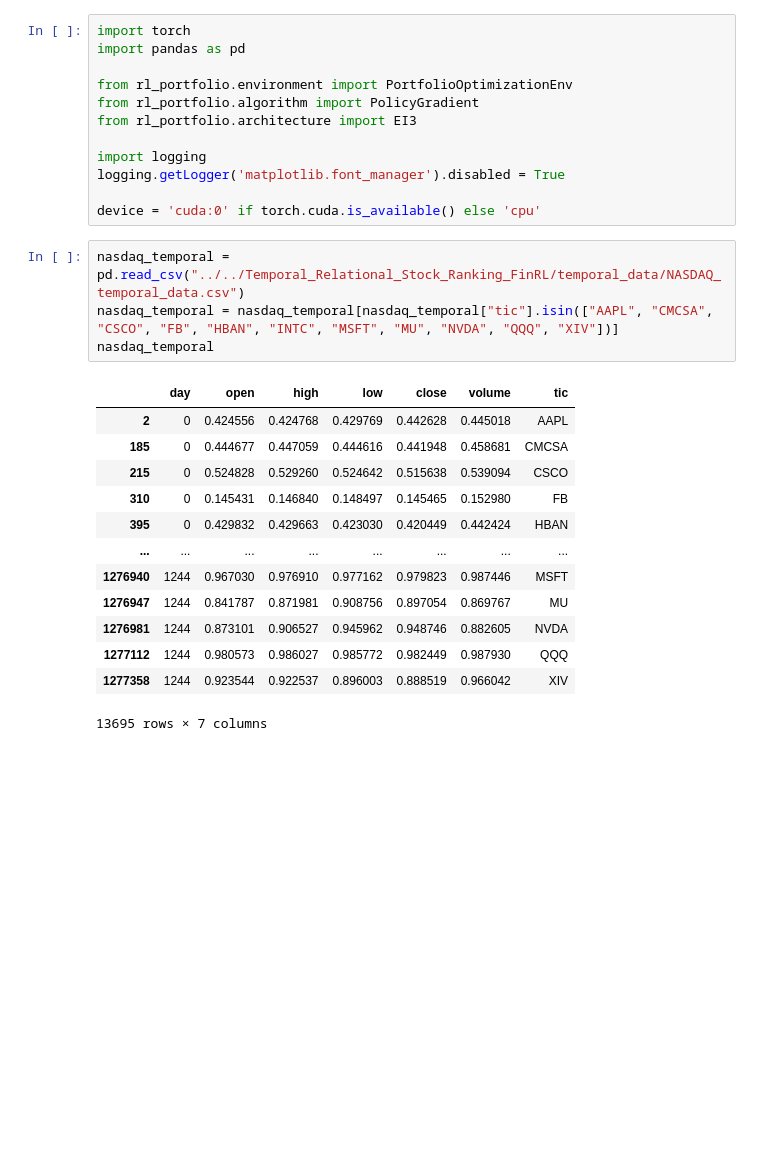
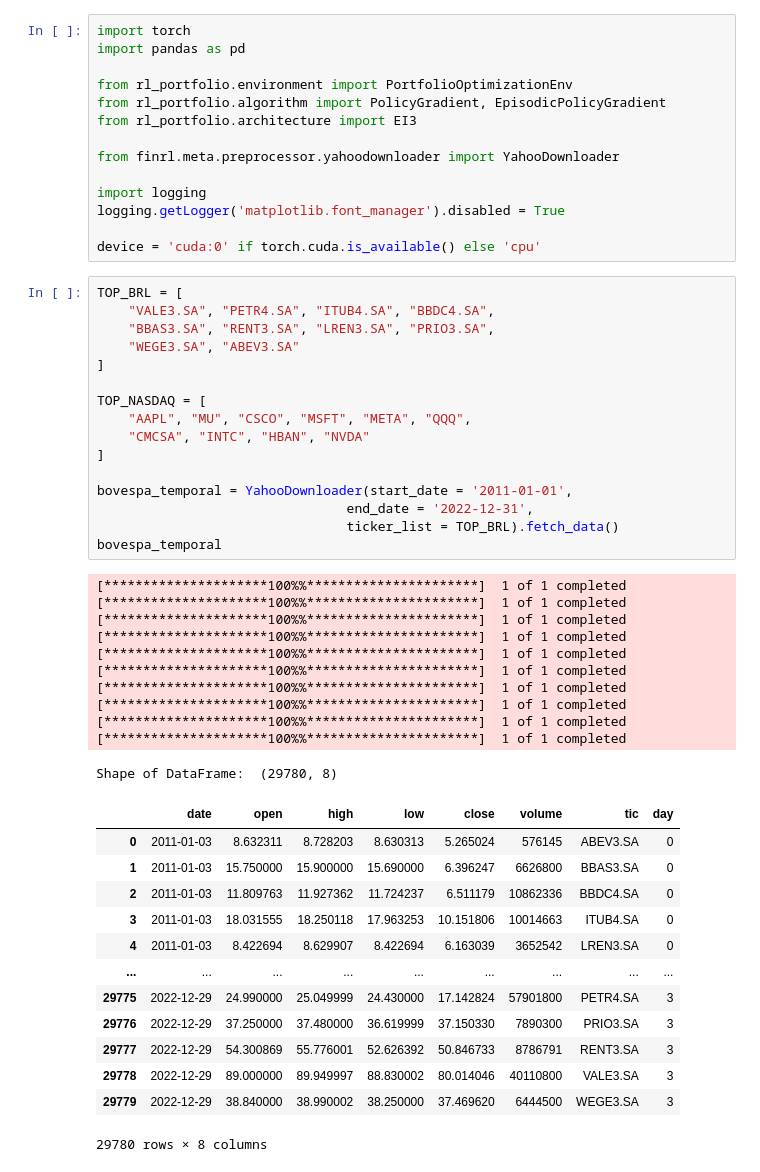
Before and after one commit to CaioSBC/RLPortfolio, a Jupyter notebook: examples/BR_stocks.ipynb, the cells around one changed output. Cells and saved outputs as stored; diff of their text form; blank space fills up the shorter version.

```diff
--- a/examples/BR_stocks.ipynb
+++ b/examples/BR_stocks.ipynb
@@ -3,28 +3,53 @@ import torch
 import pandas as pd
 
 from rl_portfolio.environment import PortfolioOptimizationEnv
-from rl_portfolio.algorithm import PolicyGradient
+from rl_portfolio.algorithm import PolicyGradient, EpisodicPolicyGradient
 from rl_portfolio.architecture import EI3
+
+from finrl.meta.preprocessor.yahoodownloader import YahooDownloader
 
 import logging
 logging.getLogger('matplotlib.font_manager').disabled = True
 
 device = 'cuda:0' if torch.cuda.is_available() else 'cpu'
-# %%
-nasdaq_temporal = pd.read_csv("../../Temporal_Relational_Stock_Ranking_FinRL/temporal_data/NASDAQ_temporal_data.csv")
-nasdaq_temporal = nasdaq_temporal[nasdaq_temporal["tic"].isin(["AAPL", "CMCSA", "CSCO", "FB", "HBAN", "INTC", "MSFT", "MU", "NVDA", "QQQ", "XIV"])]
-nasdaq_temporal
-# %% [output]
-|  | day | open | high | low | close | volume | tic |
-| 2 | 0 | 0.424556 | 0.424768 | 0.429769 | 0.442628 | 0.445018 | AAPL |
-| 185 | 0 | 0.444677 | 0.447059 | 0.444616 | 0.441948 | 0.458681 | CMCSA |
-| 215 | 0 | 0.524828 | 0.529260 | 0.524642 | 0.515638 | 0.539094 | CSCO |
-| 310 | 0 | 0.145431 | 0.146840 | 0.148497 | 0.145465 | 0.152980 | FB |
-| 395 | 0 | 0.429832 | 0.429663 | 0.423030 | 0.420449 | 0.442424 | HBAN |
-| ... | ... | ... | ... | ... | ... | ... | ... |
-| 1276940 | 1244 | 0.967030 | 0.976910 | 0.977162 | 0.979823 | 0.987446 | MSFT |
-| 1276947 | 1244 | 0.841787 | 0.871981 | 0.908756 | 0.897054 | 0.869767 | MU |
-| 1276981 | 1244 | 0.873101 | 0.906527 | 0.945962 | 0.948746 | 0.882605 | NVDA |
-| 1277112 | 1244 | 0.980573 | 0.986027 | 0.985772 | 0.982449 | 0.987930 | QQQ |
-| 1277358 | 1244 | 0.923544 | 0.922537 | 0.896003 | 0.888519 | 0.966042 | XIV |
-13695 rows × 7 columns
+# %%
+TOP_BRL = [
+    "VALE3.SA", "PETR4.SA", "ITUB4.SA", "BBDC4.SA",
+    "BBAS3.SA", "RENT3.SA", "LREN3.SA", "PRIO3.SA",
+    "WEGE3.SA", "ABEV3.SA"
+]
+
+TOP_NASDAQ = [
+    "AAPL", "MU", "CSCO", "MSFT", "META", "QQQ",
+    "CMCSA", "INTC", "HBAN", "NVDA"
+]
+
+bovespa_temporal = YahooDownloader(start_date = '2011-01-01',
+                                end_date = '2022-12-31',
+                                ticker_list = TOP_BRL).fetch_data()
+bovespa_temporal
+# %% [output]
+[*********************100%%**********************]  1 of 1 completed
+[*********************100%%**********************]  1 of 1 completed
+[*********************100%%**********************]  1 of 1 completed
+[*********************100%%**********************]  1 of 1 completed
+[*********************100%%**********************]  1 of 1 completed
+[*********************100%%**********************]  1 of 1 completed
+[*********************100%%**********************]  1 of 1 completed
+[*********************100%%**********************]  1 of 1 completed
+[*********************100%%**********************]  1 of 1 completed
+[*********************100%%**********************]  1 of 1 completed
+Shape of DataFrame:  (29780, 8)
+|  | date | open | high | low | close | volume | tic | day |
+| 0 | 2011-01-03 | 8.632311 | 8.728203 | 8.630313 | 5.265024 | 576145 | ABEV3.SA | 0 |
+| 1 | 2011-01-03 | 15.750000 | 15.900000 | 15.690000 | 6.396247 | 6626800 | BBAS3.SA | 0 |
+| 2 | 2011-01-03 | 11.809763 | 11.927362 | 11.724237 | 6.511179 | 10862336 | BBDC4.SA | 0 |
+| 3 | 2011-01-03 | 18.031555 | 18.250118 | 17.963253 | 10.151806 | 10014663 | ITUB4.SA | 0 |
+| 4 | 2011-01-03 | 8.422694 | 8.629907 | 8.422694 | 6.163039 | 3652542 | LREN3.SA | 0 |
+| ... | ... | ... | ... | ... | ... | ... | ... | ... |
+| 29775 | 2022-12-29 | 24.990000 | 25.049999 | 24.430000 | 17.142824 | 57901800 | PETR4.SA | 3 |
+| 29776 | 2022-12-29 | 37.250000 | 37.480000 | 36.619999 | 37.150330 | 7890300 | PRIO3.SA | 3 |
+| 29777 | 2022-12-29 | 54.300869 | 55.776001 | 52.626392 | 50.846733 | 8786791 | RENT3.SA | 3 |
+| 29778 | 2022-12-29 | 89.000000 | 89.949997 | 88.830002 | 80.014046 | 40110800 | VALE3.SA | 3 |
+| 29779 | 2022-12-29 | 38.840000 | 38.990002 | 38.250000 | 37.469620 | 6444500 | WEGE3.SA | 3 |
+29780 rows × 8 columns
```
Also changed, not shown: parts of 16 cells of this notebook, 4 other files.
